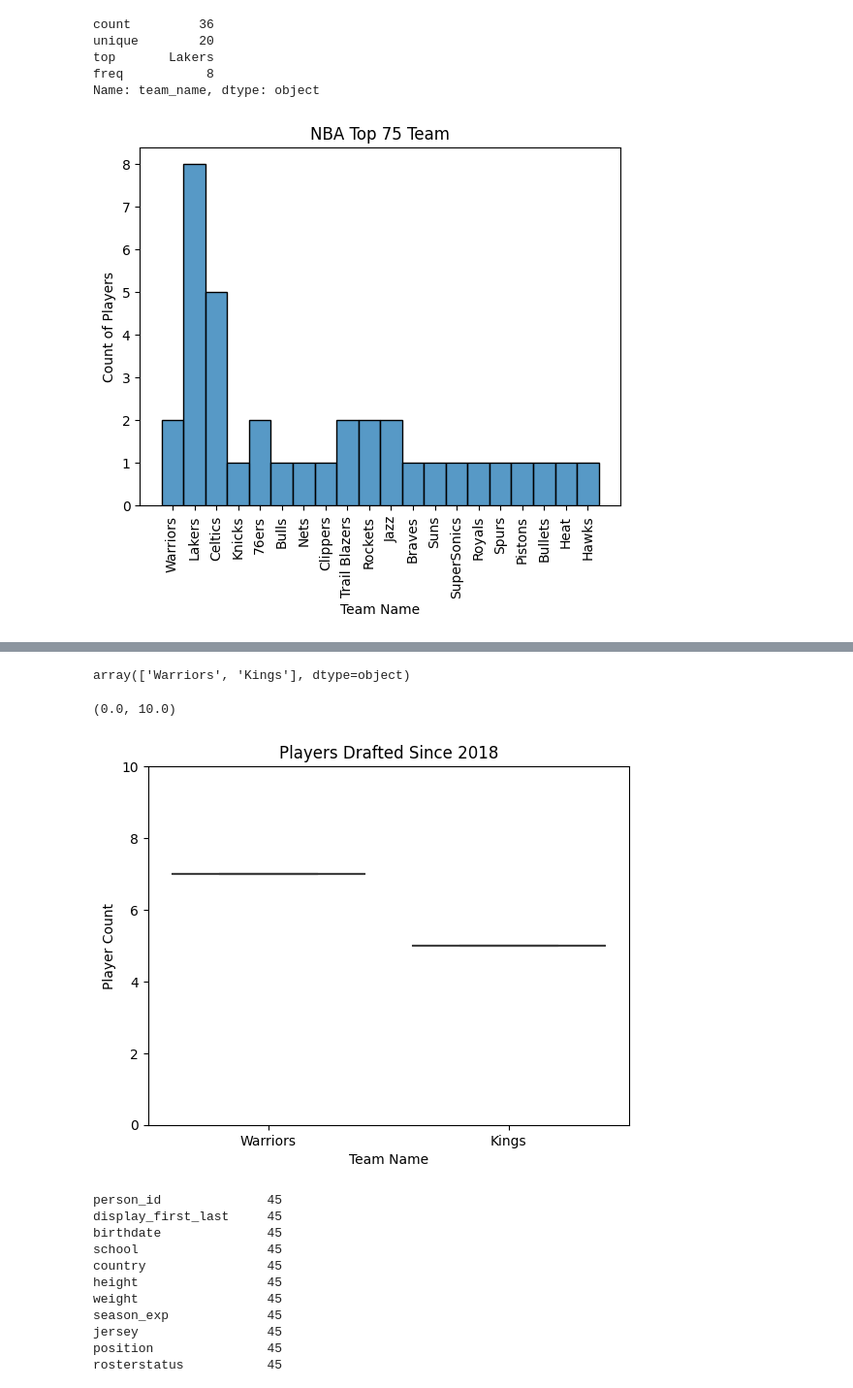
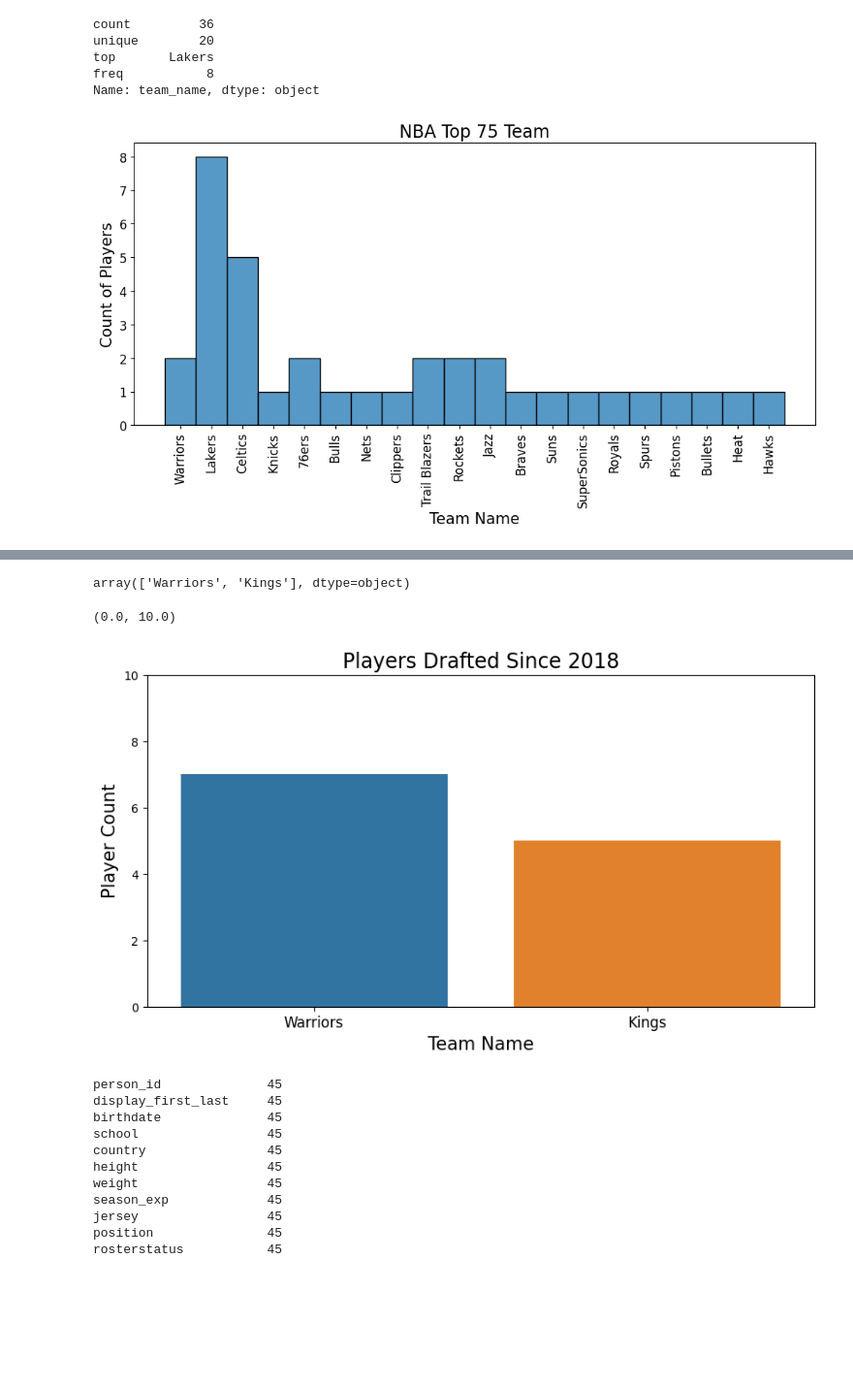
Before and after one commit to blwishom/JUMPlus-phase2, a Jupyter notebook: DataLake_and_DataWarehouse/nba_analysis.ipynb, the cells around one changed output, grey strips where cells are left out. Shown at 97% size. Saved outputs shown, nothing was run; the diff lists cells and outputs as text; code cells hidden in the pictures; blank space fills up the shorter version.

```diff
--- a/DataLake_and_DataWarehouse/nba_analysis.ipynb
+++ b/DataLake_and_DataWarehouse/nba_analysis.ipynb
@@ -34,14 +34,16 @@ top       Lakers
 freq           8
 Name: team_name, dtype: object
 # %%
-sns.histplot(data=nba_greatest_75_by_team)
-plt.title('NBA Top 75 Team')
-plt.xlabel('Team Name')
-plt.ylabel('Count of Players')
-plt.xticks(rotation=90)
+ax = sns.histplot(data=nba_greatest_75_by_team)
+ax.figure.set_size_inches(12, 5)
+plt.title('NBA Top 75 Team', size=17)
+plt.xlabel('Team Name', size=15)
+plt.ylabel('Count of Players', size=15)
+plt.xticks(rotation=90, size=12)
+plt.yticks(size=12)
 plt.show()
 # %% [output]
-[figure, old version]
+[figure, new version]
 # %%
 warriors = nba_df[nba_df['team_name'].isin(['Warriors'])]
 drafted_warriors = warriors.loc[warriors['draft_year'].ne('Undrafted')]
@@ -114,14 +116,16 @@ array(['Warriors', 'Kings'], dtype=object)
 # %%
 # sns.boxplot(young_players)
 # sns.barplot(x=['Warriors', 'Kings'], y=young_players)
-sns.boxplot(x=['Warriors', 'Kings'], y=young_players)
-plt.title('Players Drafted Since 2018')
-plt.xlabel('Team Name')
-plt.ylabel('Player Count')
+ax = sns.barplot(x=['Warriors', 'Kings'], y=young_players)
+ax.figure.set_size_inches(10, 5)
+plt.title('Players Drafted Since 2018', size=17)
+plt.xlabel('Team Name', size=15)
+plt.ylabel('Player Count', size=15)
+plt.xticks(size=12)
 plt.ylim(0, 10)
 # %% [output]
 (0.0, 10.0)
-[figure, old version]
+[figure, new version]
 # %%
 undrafted_players = nba_df.loc[(nba_df['draft_year'].eq('Undrafted')) & (nba_df['country'].ne('USA'))].count()
 drafted_players = nba_df.loc[(nba_df['draft_year'].ne('Undrafted')) & (nba_df['country'].ne('USA'))].count()
```
Also changed, not shown: parts of 1 cell of this notebook, 30 other files.
